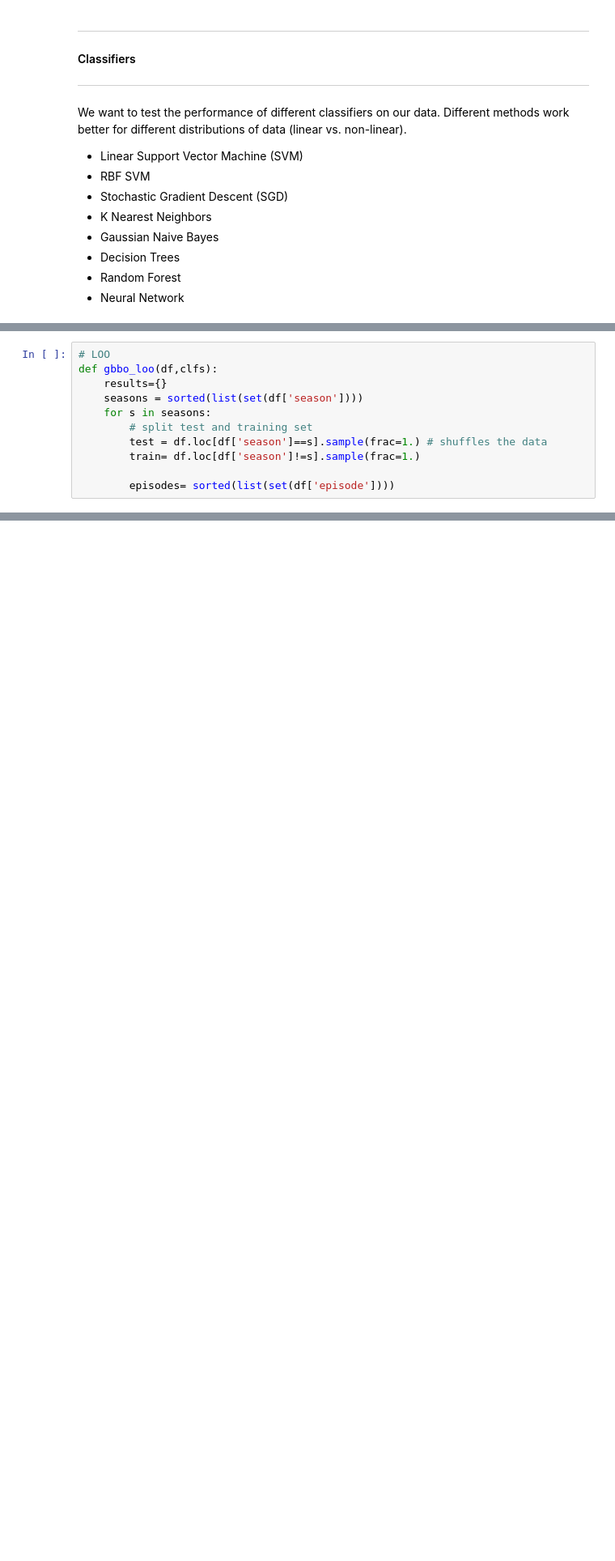
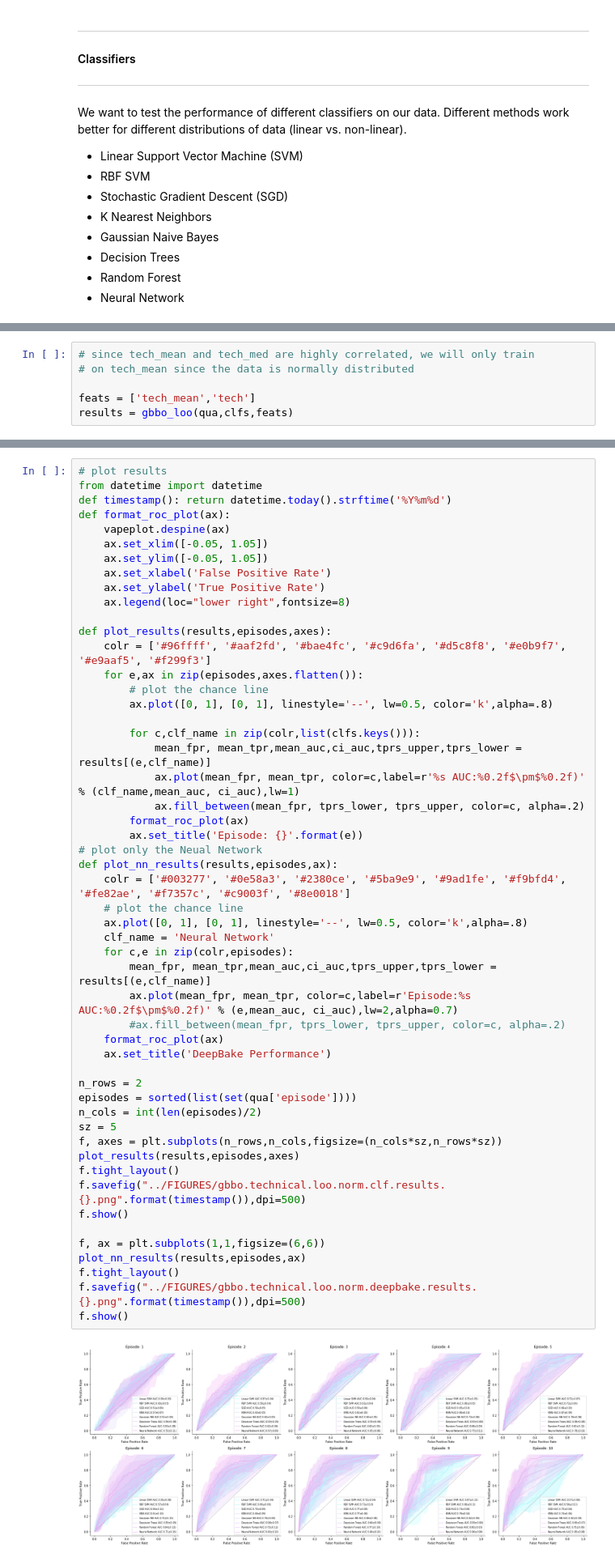
Before and after one commit to dantaki/DeepBake, a Jupyter notebook: NOTEBOOKS/gbbo.technical.feature.training.20190907.ipynb, the cells around one changed output, grey strips where cells are left out. Shown at 81% size. Saved outputs shown, nothing was run; the diff lists cells and outputs as text; blank space fills up the shorter version.

```diff
--- a/NOTEBOOKS/gbbo.technical.feature.training.20190907.ipynb
+++ b/NOTEBOOKS/gbbo.technical.feature.training.20190907.ipynb
@@ -124,11 +122,0 @@ Record the R
-# %%
-# LOO
-def gbbo_loo(df,clfs):
-    results={}
-    seasons = sorted(list(set(df['season'])))
-    for s in seasons:
-        # split test and training set
-        test = df.loc[df['season']==s].sample(frac=1.) # shuffles the data
-        train= df.loc[df['season']!=s].sample(frac=1.)
-
-        episodes= sorted(list(set(df['episode'])))
@@ -134,0 +201,6 @@ def gbbo_loo(df,clfs):
+# %%
+# since tech_mean and tech_med are highly correlated, we will only train
+# on tech_mean since the data is normally distributed
+
+feats = ['tech_mean','tech']
+results = gbbo_loo(qua,clfs,feats)
@@ -134,0 +218,54 @@ def gbbo_loo(df,clfs):
+# %%
+# plot results
+from datetime import datetime
+def timestamp(): return datetime.today().strftime('%Y%m%d')
+def format_roc_plot(ax):
+    vapeplot.despine(ax)
+    ax.set_xlim([-0.05, 1.05])
+    ax.set_ylim([-0.05, 1.05])
+    ax.set_xlabel('False Positive Rate')
+    ax.set_ylabel('True Positive Rate')
+    ax.legend(loc="lower right",fontsize=8)
+
+def plot_results(results,episodes,axes):
+    colr = ['#96ffff', '#aaf2fd', '#bae4fc', '#c9d6fa', '#d5c8f8', '#e0b9f7', '#e9aaf5', '#f299f3']
+    for e,ax in zip(episodes,axes.flatten()):
+        # plot the chance line
+        ax.plot([0, 1], [0, 1], linestyle='--', lw=0.5, color='k',alpha=.8)
+
+        for c,clf_name in zip(colr,list(clfs.keys())):
+            mean_fpr, mean_tpr,mean_auc,ci_auc,tprs_upper,tprs_lower = results[(e,clf_name)]
+            ax.plot(mean_fpr, mean_tpr, color=c,label=r'%s AUC:%0.2f$\pm$%0.2f)' % (clf_name,mean_auc, ci_auc),lw=1)
+            ax.fill_between(mean_fpr, tprs_lower, tprs_upper, color=c, alpha=.2)
+        format_roc_plot(ax)
+        ax.set_title('Episode: {}'.format(e))
+# plot only the Neual Network
+def plot_nn_results(results,episodes,ax):
+    colr = ['#003277', '#0e58a3', '#2380ce', '#5ba9e9', '#9ad1fe', '#f9bfd4', '#fe82ae', '#f7357c', '#c9003f', '#8e0018']
+    # plot the chance line
+    ax.plot([0, 1], [0, 1], linestyle='--', lw=0.5, color='k',alpha=.8)
+    clf_name = 'Neural Network'
+    for c,e in zip(colr,episodes):
+        mean_fpr, mean_tpr,mean_auc,ci_auc,tprs_upper,tprs_lower = results[(e,clf_name)]
+        ax.plot(mean_fpr, mean_tpr, color=c,label=r'Episode:%s AUC:%0.2f$\pm$%0.2f)' % (e,mean_auc, ci_auc),lw=2,alpha=0.7)
+        #ax.fill_between(mean_fpr, tprs_lower, tprs_upper, color=c, alpha=.2)
+    format_roc_plot(ax)
+    ax.set_title('DeepBake Performance')
+
+n_rows = 2
+episodes = sorted(list(set(qua['episode'])))
+n_cols = int(len(episodes)/2)
+sz = 5
+f, axes = plt.subplots(n_rows,n_cols,figsize=(n_cols*sz,n_rows*sz))
+plot_results(results,episodes,axes)
+f.tight_layout()
+f.savefig("../FIGURES/gbbo.technical.loo.norm.clf.results.{}.png".format(timestamp()),dpi=500)
+f.show()
+
+f, ax = plt.subplots(1,1,figsize=(6,6))
+plot_nn_results(results,episodes,ax)
+f.tight_layout()
+f.savefig("../FIGURES/gbbo.technical.loo.norm.deepbake.results.{}.png".format(timestamp()),dpi=500)
+f.show()
+# %% [output]
+[figure, added]
```
Also changed, not shown: parts of 13 cells of this notebook, 7 other files.
